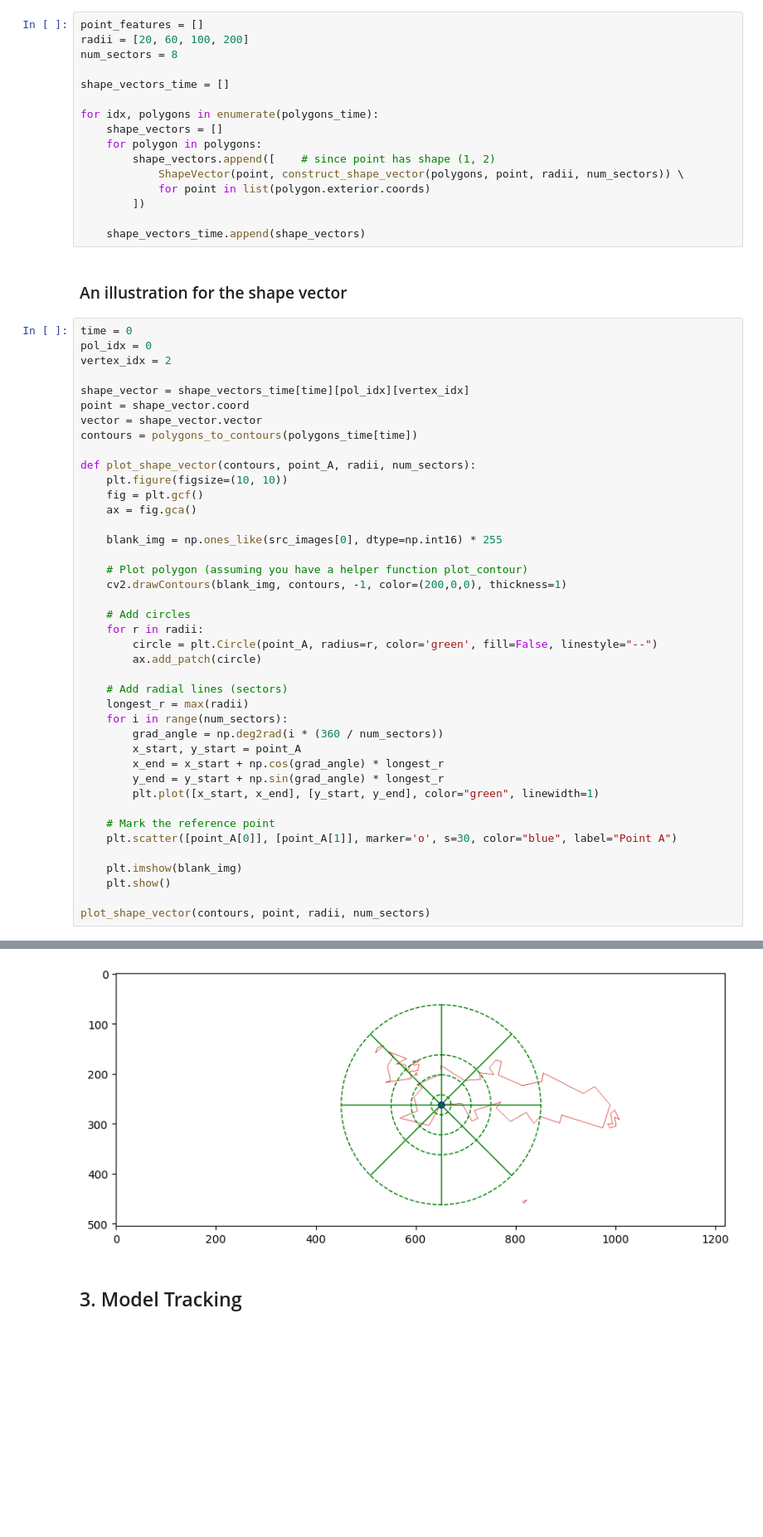
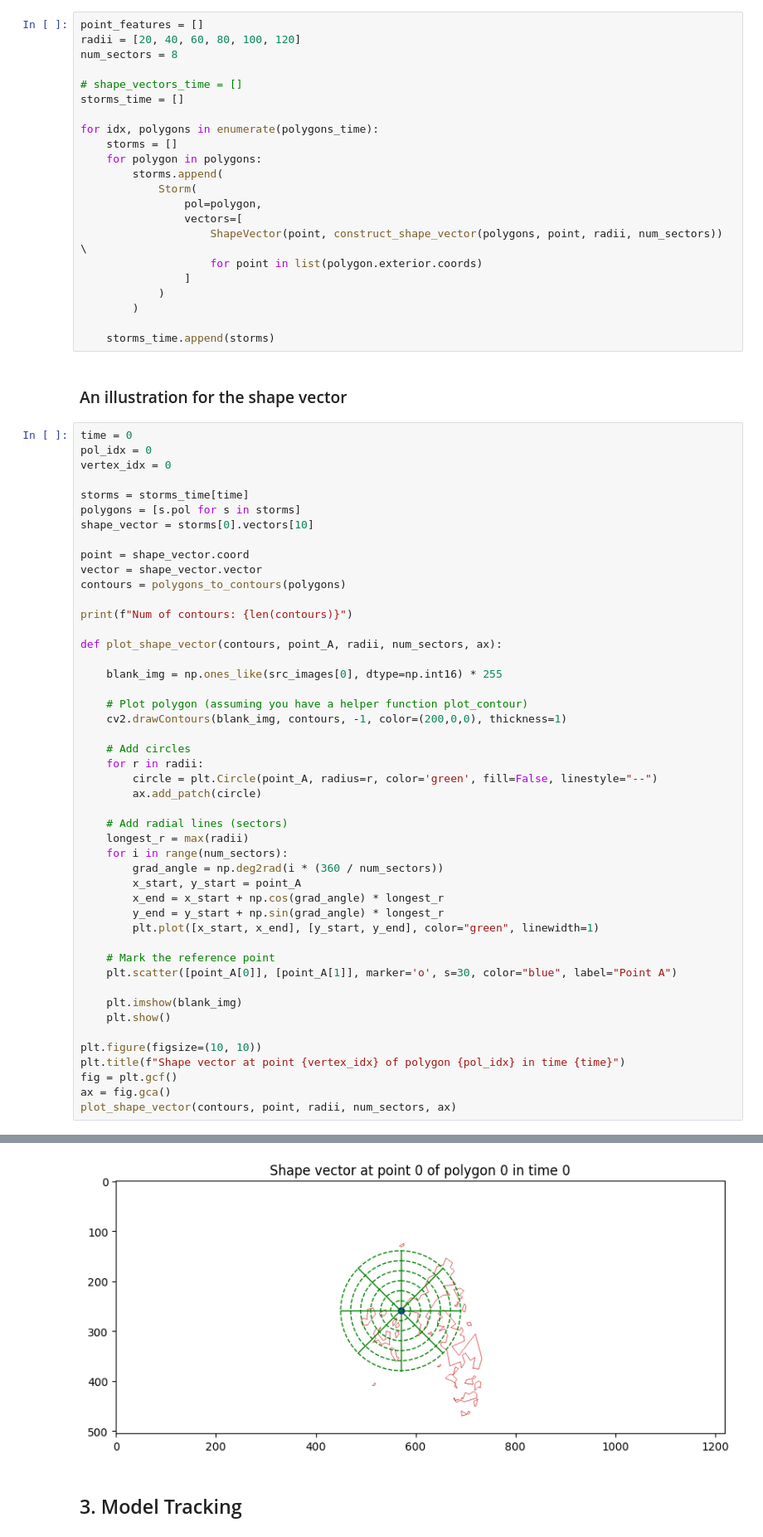
Before and after one commit to quochieu586/Thunderstorm-Nowcasting-Geometry-Topology-Approach, a Jupyter notebook: motion_estimation.ipynb, the cells around one changed output, grey strips where cells are left out. Shown: that part at 83% size. Saved outputs shown, nothing was run; the diff lists cells and outputs as text; blank space fills up the shorter version.

```diff
--- a/motion_estimation.ipynb
+++ b/motion_estimation.ipynb
@@ -108,36 +118,44 @@ Number of polygons in time 1 after simplifying: 17
 ### 2.3 Extract vector shape features
 # %%
 point_features = []
-radii = [20, 60, 100, 200]
+radii = [20, 40, 60, 80, 100, 120]
 num_sectors = 8
 
-shape_vectors_time = []
+# shape_vectors_time = []
+storms_time = []
 
 for idx, polygons in enumerate(polygons_time):
-    shape_vectors = []
+    storms = []
     for polygon in polygons:
-        shape_vectors.append([    # since point has shape (1, 2)
-            ShapeVector(point, construct_shape_vector(polygons, point, radii, num_sectors)) \
-            for point in list(polygon.exterior.coords)
-        ])
+        storms.append(
+            Storm(
+                pol=polygon,
+                vectors=[
+                    ShapeVector(point, construct_shape_vector(polygons, point, radii, num_sectors)) \
+                    for point in list(polygon.exterior.coords)
+                ]
+            )
+        )
 
-    shape_vectors_time.append(shape_vectors)
+    storms_time.append(storms)
 # %% [markdown]
 ### An illustration for the shape vector
 # %%
 time = 0
 pol_idx = 0
-vertex_idx = 2
+vertex_idx = 0
 
-shape_vector = shape_vectors_time[time][pol_idx][vertex_idx]
+storms = storms_time[time]
+polygons = [s.pol for s in storms]
+shape_vector = storms[0].vectors[10]
+
 point = shape_vector.coord
 vector = shape_vector.vector
-contours = polygons_to_contours(polygons_time[time])
+contours = polygons_to_contours(polygons)
 
-def plot_shape_vector(contours, point_A, radii, num_sectors):
-    plt.figure(figsize=(10, 10))
-    fig = plt.gcf()
-    ax = fig.gca()
+print(f"Num of contours: {len(contours)}")
+
+def plot_shape_vector(contours, point_A, radii, num_sectors, ax):
 
     blank_img = np.ones_like(src_images[0], dtype=np.int16) * 255
 
@@ -164,5 +182,9 @@ def plot_shape_vector(contours, point_A, radii, num_sectors):
     plt.imshow(blank_img)
     plt.show()
 
-plot_shape_vector(contours, point, radii, num_sectors)
+plt.figure(figsize=(10, 10))
+plt.title(f"Shape vector at point {vertex_idx} of polygon {pol_idx} in time {time}")
+fig = plt.gcf()
+ax = fig.gca()
+plot_shape_vector(contours, point, radii, num_sectors, ax)
 # %% [output]
@@ -169,4 +192,4 @@ plot_shape_vector(contours, point, radii, num_sectors)
-[figure, old version]
+[figure, new version]
 # %% [markdown]
 ## 3. Model Tracking
 # %% [markdown]
```
Also changed, not shown: parts of 16 cells of this notebook, 7 other files.
